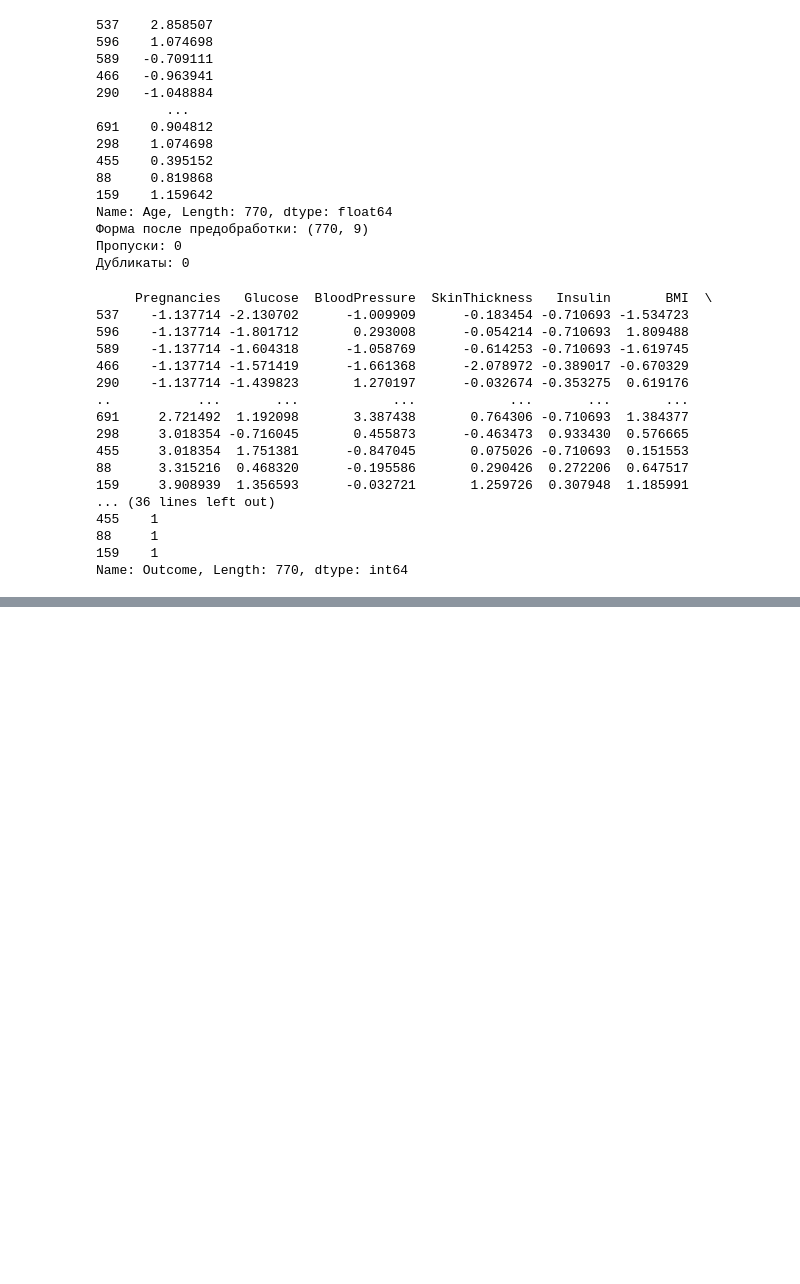
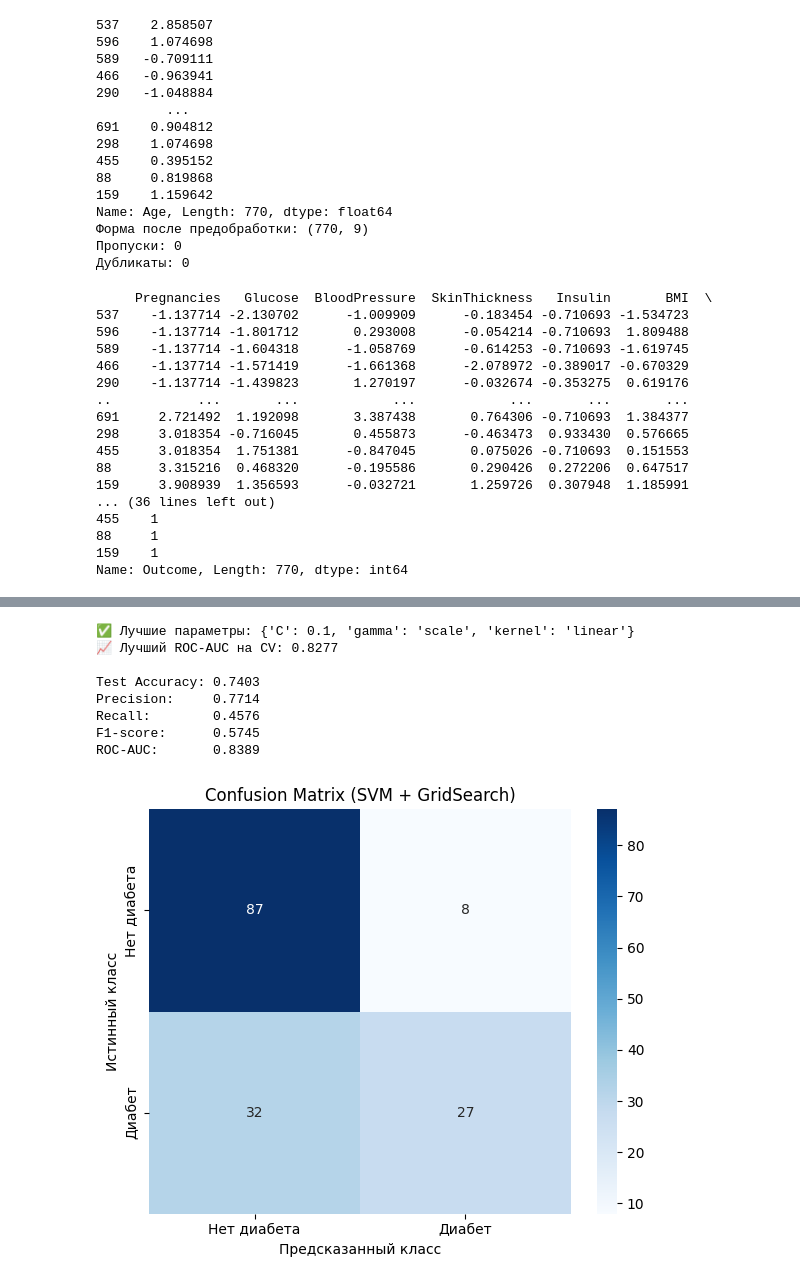
Before and after one commit to ArkHiMed-tech/datasets-preparing-3s, a Jupyter notebook: main.ipynb, the cells around one changed output, grey strips where cells are left out. Cells and saved outputs as stored; diff of their text form; code cells hidden in the pictures; blank space fills up the shorter version.

```diff
--- a/main.ipynb
+++ b/main.ipynb
@@ -355,0 +409,62 @@ ROC-AUC:                                  0.8806
+# %%
+from sklearn.svm import SVC
+from sklearn.model_selection import train_test_split, GridSearchCV
+from sklearn.metrics import (accuracy_score, precision_score, recall_score,
+                             f1_score, roc_auc_score, confusion_matrix)
+import matplotlib.pyplot as plt
+import seaborn as sns
+
+# 1. Разделение данных
+X_train, X_test, y_train, y_test = train_test_split(X, y, test_size=0.2, random_state=42)
+
+# 2. Инициализация модели (базовая, параметры будут перебираться в GridSearch)
+# probability=True необходим для расчета вероятностей (нужно для ROC-AUC)
+svm_model = SVC(probability=True, random_state=42)
+
+# 3. Сетка гиперпараметров (минимум 3, как требуется в задании)
+param_grid = {
+    'C': [0.1, 1.0, 10.0],
+    'kernel': ['rbf', 'linear'],
+    'gamma': ['scale', 'auto', 0.1]
+}
+
+# 4. Подбор гиперпараметров (5-кратная кросс-валидация)
+grid_search = GridSearchCV(svm_model, param_grid, cv=5, scoring='roc_auc', n_jobs=-1)
+grid_search.fit(X_train, y_train)
+
+print(f"✅ Лучшие параметры: {grid_search.best_params_}")
+print(f"📈 Лучший ROC-AUC на CV: {grid_search.best_score_:.4f}\n")
+
+# 5. Предсказания лучшей модели
+best_svm = grid_search.best_estimator_
+y_pred = best_svm.predict(X_test)
+y_prob = best_svm.predict_proba(X_test)[:, 1]
+
+# 6. Оценка метрик
+print(f'Test Accuracy: {accuracy_score(y_test, y_pred):.4f}')
+print(f'Precision:     {precision_score(y_test, y_pred, zero_division=0):.4f}')
+print(f'Recall:        {recall_score(y_test, y_pred, zero_division=0):.4f}')
+print(f'F1-score:      {f1_score(y_test, y_pred, zero_division=0):.4f}')
+print(f'ROC-AUC:       {roc_auc_score(y_test, y_prob):.4f}')
+
+# 7. Визуализация матрицы ошибок
+cm = confusion_matrix(y_test, y_pred)
+plt.figure(figsize=(6, 5))
+sns.heatmap(cm, annot=True, fmt='d', cmap='Blues',
+            xticklabels=['Нет диабета', 'Диабет'],
+            yticklabels=['Нет диабета', 'Диабет'])
+plt.title('Confusion Matrix (SVM + GridSearch)')
+plt.ylabel('Истинный класс')
+plt.xlabel('Предсказанный класс')
+plt.tight_layout()
+plt.show()
+# %% [output]
+✅ Лучшие параметры: {'C': 0.1, 'gamma': 'scale', 'kernel': 'linear'}
+📈 Лучший ROC-AUC на CV: 0.8277
+
+Test Accuracy: 0.7403
+Precision:     0.7714
+Recall:        0.4576
+F1-score:      0.5745
+ROC-AUC:       0.8389
+[figure, added]
```
Also changed, not shown: parts of 13 cells of this notebook, 9 other files.
